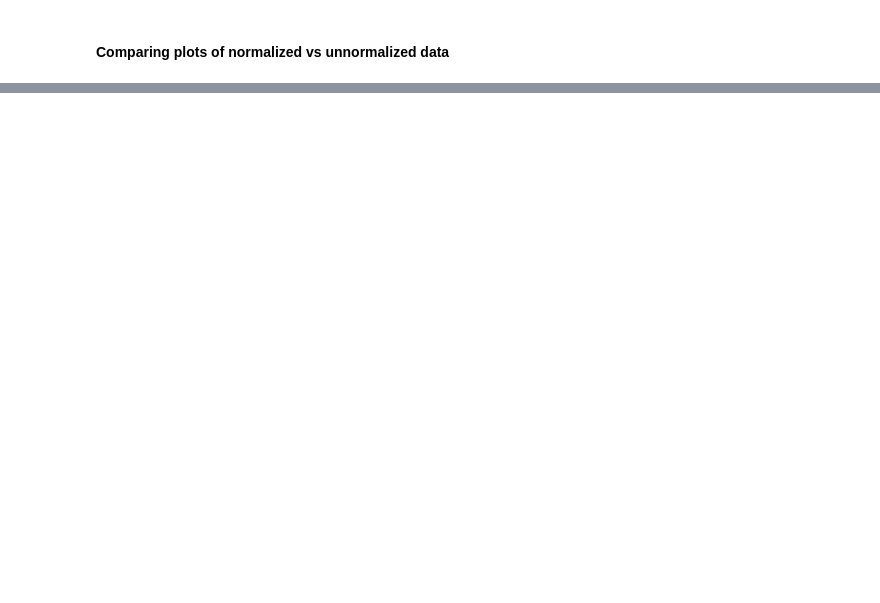
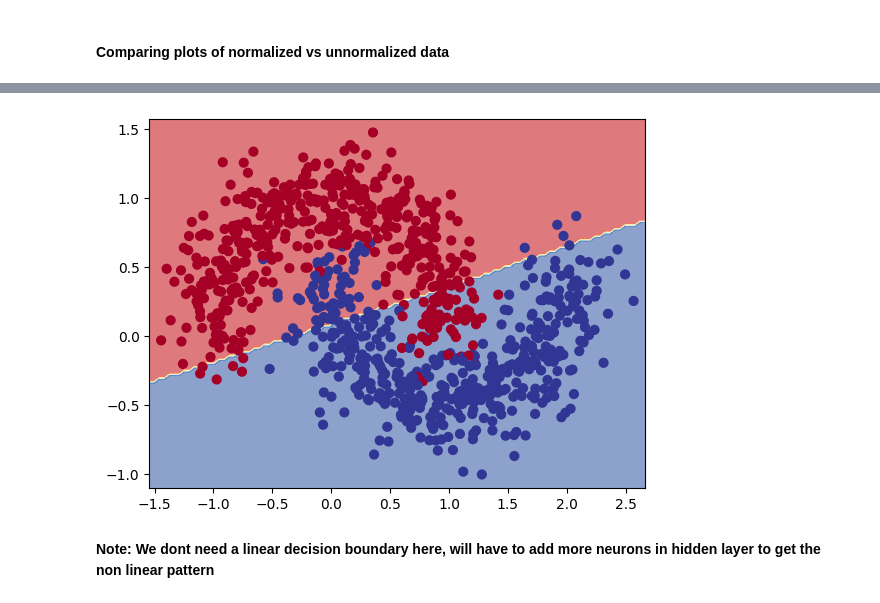
Before and after one commit to divyalaldinani/Deep-Learning-in-TensorFlow, a Jupyter notebook: 03_classification_using_NN_in_tensorflow.ipynb, the cells around one changed output, grey strips where cells are left out. Drawn from its saved outputs; the diff is of its cells as text; code cells hidden in the pictures; blank space fills up the shorter version.

```diff
--- a/03_classification_using_NN_in_tensorflow.ipynb
+++ b/03_classification_using_NN_in_tensorflow.ipynb
@@ -1085,0 +1137,10 @@ plt.show()
+# %%
+from sklearn.datasets import make_moons
+
+X, y = make_moons(n_samples=1000, noise = 0.2, random_state = 42)
+
+plt.scatter(X[:, 0], X[:, 1], c=y, cmap = 'viridis') # c assigns colors based on class 'y', cmap -> assigns color
+plt.xlabel('Feature 1')
+plt.ylabel('Feature 2')
+plt.title('make moons data')
+plt.show()
@@ -1085,0 +1163,4 @@ plt.show()
+# %%
+from sklearn.model_selection  import train_test_split
+
+X_train, X_test, y_train, y_test = train_test_split(X, y, test_size = 0.2, random_state = 42)
@@ -1085,0 +1186,15 @@ plt.show()
+# %%
+tf.random.set_seed(42)
+
+model_2_1 = tf.keras.Sequential([
+    tf.keras.layers.InputLayer(input_shape=(2,)),
+    tf.keras.layers.Dense(4, activation = 'relu'),
+    tf.keras.layers.Dense(4, activation = 'relu'),
+    tf.keras.layers.Dense(1, activation = 'sigmoid')
+])
+
+model_2_1.compile(loss = 'binary_crossentropy',
+                  optimizer = tf.keras.optimizers.Adam(learning_rate = 0.001),
+                  metrics = ['accuracy'])
+
+model_2_1.fit(X_train, y_train, epochs = 50, validation_data = (X_test, y_test))
@@ -1085,0 +1225,3 @@ plt.show()
+# %%
+plot_decision_boundary(model_2_1, X, y)
+# %% [output]
@@ -1085,0 +1230,3 @@ plt.show()
+[figure, added]
+# %% [markdown]
+**Note: We dont need a linear decision boundary here, will have to add more neurons in hidden layer to get the non linear pattern**
```
Also changed, not shown: parts of 75 cells of this notebook.
